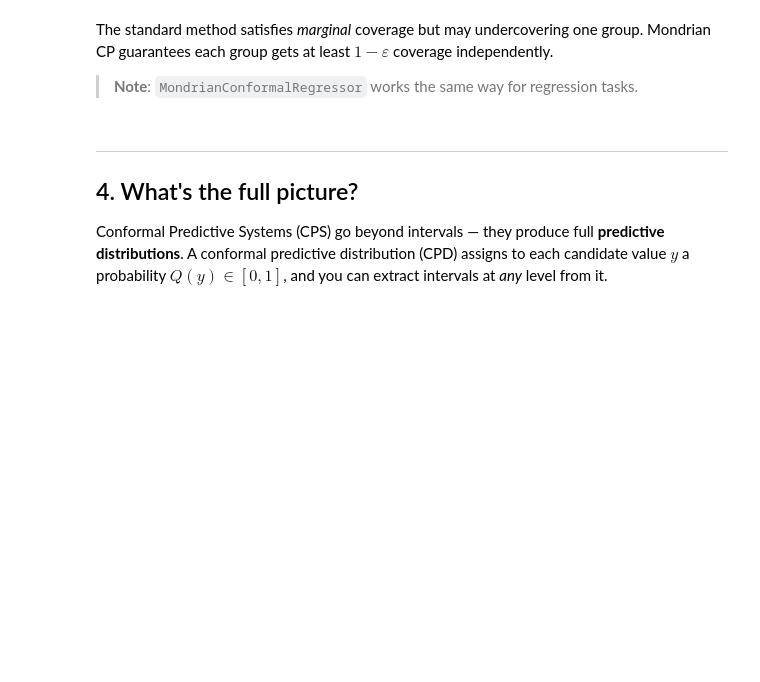
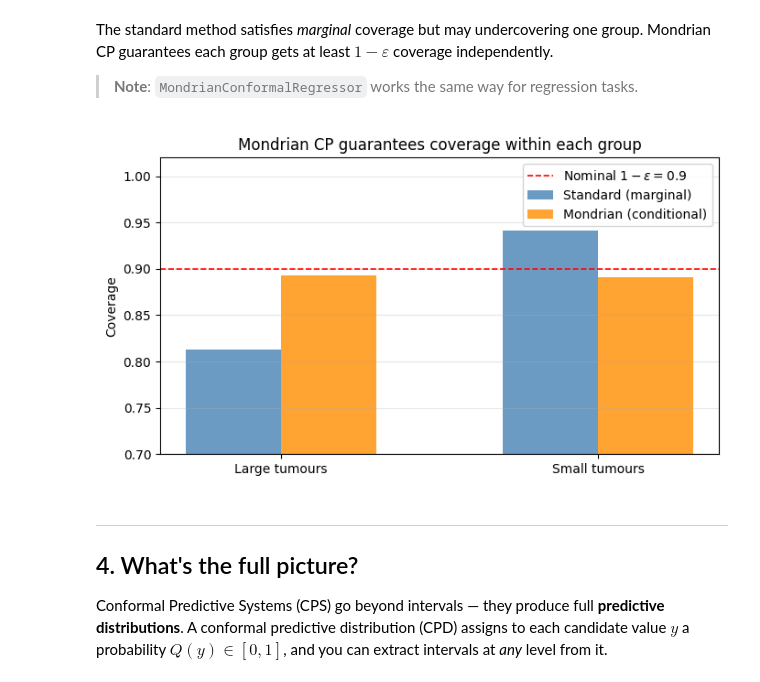
Before and after one commit to egonmedhatten/online-cp, a Jupyter notebook: notebooks/tutorial.ipynb, the cells around one changed output. Saved outputs shown, nothing was run; the diff lists cells and outputs as text; code cells hidden in the pictures; blank space fills up the shorter version.

```diff
--- a/notebooks/tutorial.ipynb
+++ b/notebooks/tutorial.ipynb
@@ -417,6 +444,31 @@ Mondrian        0.107    0.109
 The standard method satisfies *marginal* coverage but may undercovering one group. Mondrian CP guarantees each group gets at least $1 - \varepsilon$ coverage independently.
 
 > **Note**: `MondrianConformalRegressor` works the same way for regression tasks.
+# %%
+# Visualise the group-conditional coverage guarantee
+groups = ["large", "small"]
+fig, ax = plt.subplots(figsize=(7, 4))
+
+x = np.arange(len(groups))
+width = 0.3
+coverage_std  = [1 - np.mean(errors_std[g])  for g in groups]
+coverage_mond = [1 - np.mean(errors_mond[g]) for g in groups]
+
+bars1 = ax.bar(x - width/2, coverage_std,  width, label="Standard (marginal)", color="steelblue",  alpha=0.8)
+bars2 = ax.bar(x + width/2, coverage_mond, width, label="Mondrian (conditional)", color="darkorange", alpha=0.8)
+ax.axhline(0.9, color="red", linestyle="--", linewidth=1.2, label="Nominal $1-\\varepsilon = 0.9$")
+
+ax.set_xticks(x)
+ax.set_xticklabels(["Large tumours", "Small tumours"])
+ax.set_ylabel("Coverage")
+ax.set_title("Mondrian CP guarantees coverage within each group")
+ax.set_ylim(0.7, 1.02)
+ax.legend()
+ax.grid(axis="y", alpha=0.3)
+plt.tight_layout()
+plt.show()
+# %% [output]
+[figure, added]
 # %% [markdown]
 ---
 ## 4. What's the full picture?
```
Also changed, not shown: parts of 15 cells of this notebook, 5 other files.
